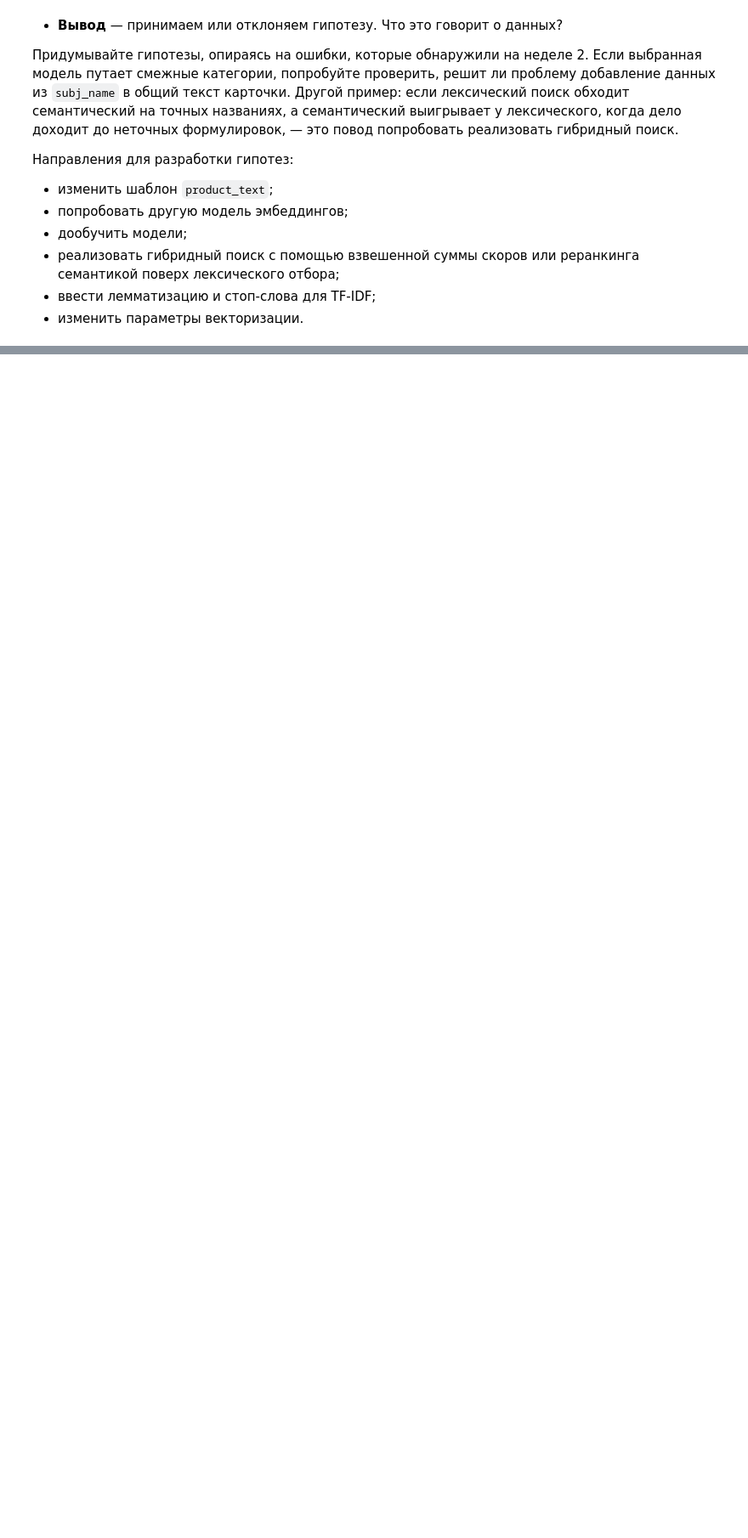
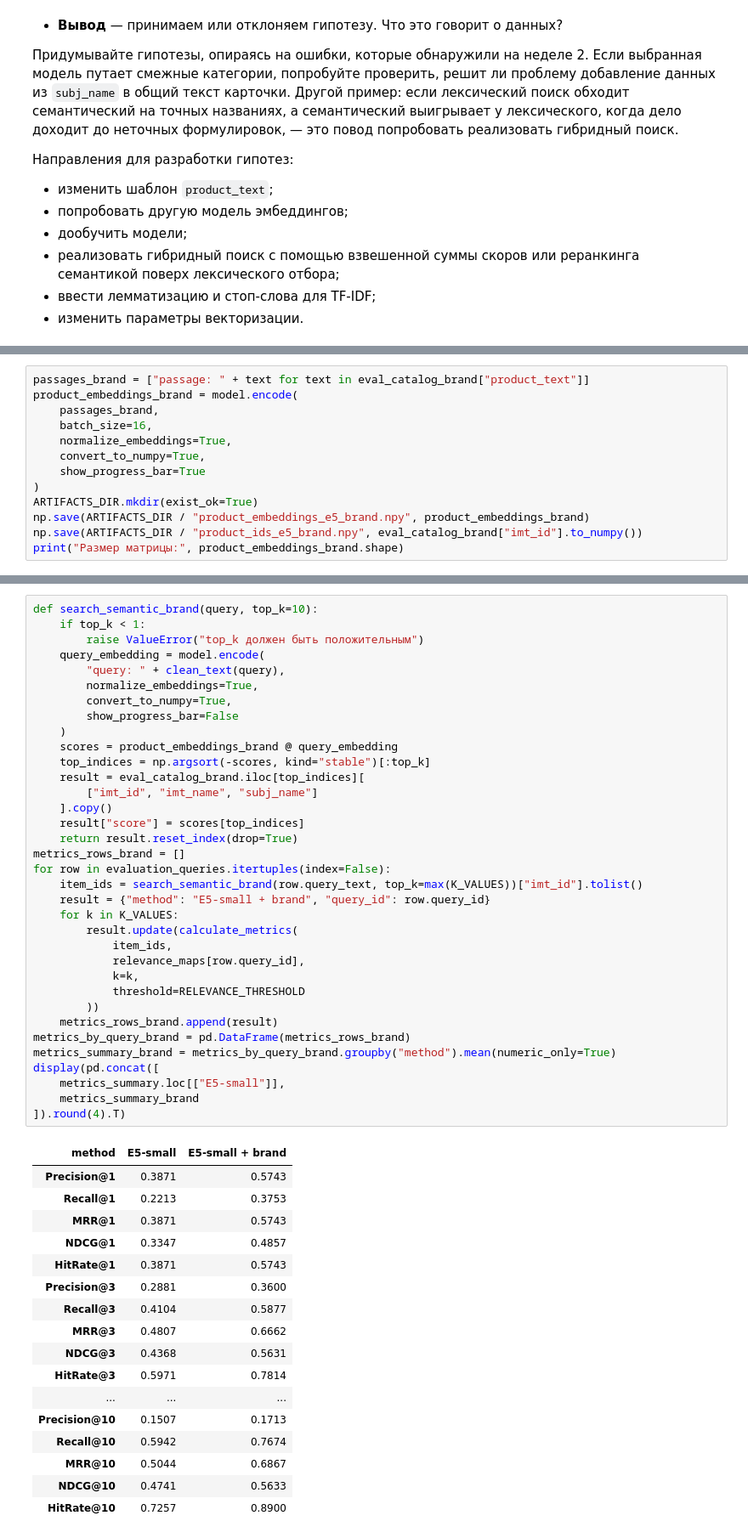
Before and after one commit to Fsalyamov/semantic-search-project, a Jupyter notebook: semantic_search_project.ipynb, the cells around one changed output, grey strips where cells are left out. Shown at 85% size. Drawn from its saved outputs; the diff is of its cells as text; blank space fills up the shorter version.

```diff
--- a/semantic_search_project.ipynb
+++ b/semantic_search_project.ipynb
@@ -1301,0 +1329,13 @@ Precision@1 — 0,3871 против 0,0729.
+# %%
+passages_brand = ["passage: " + text for text in eval_catalog_brand["product_text"]]
+product_embeddings_brand = model.encode(
+    passages_brand,
+    batch_size=16,
+    normalize_embeddings=True,
+    convert_to_numpy=True,
+    show_progress_bar=True
+)
+ARTIFACTS_DIR.mkdir(exist_ok=True)
+np.save(ARTIFACTS_DIR / "product_embeddings_e5_brand.npy", product_embeddings_brand)
+np.save(ARTIFACTS_DIR / "product_ids_e5_brand.npy", eval_catalog_brand["imt_id"].to_numpy())
+print("Размер матрицы:", product_embeddings_brand.shape)
@@ -1301,0 +1344,53 @@ Precision@1 — 0,3871 против 0,0729.
+# %%
+def search_semantic_brand(query, top_k=10):
+    if top_k < 1:
+        raise ValueError("top_k должен быть положительным")
+    query_embedding = model.encode(
+        "query: " + clean_text(query),
+        normalize_embeddings=True,
+        convert_to_numpy=True,
+        show_progress_bar=False
+    )
+    scores = product_embeddings_brand @ query_embedding
+    top_indices = np.argsort(-scores, kind="stable")[:top_k]
+    result = eval_catalog_brand.iloc[top_indices][
+        ["imt_id", "imt_name", "subj_name"]
+    ].copy()
+    result["score"] = scores[top_indices]
+    return result.reset_index(drop=True)
+metrics_rows_brand = []
+for row in evaluation_queries.itertuples(index=False):
+    item_ids = search_semantic_brand(row.query_text, top_k=max(K_VALUES))["imt_id"].tolist()
+    result = {"method": "E5-small + brand", "query_id": row.query_id}
+    for k in K_VALUES:
+        result.update(calculate_metrics(
+            item_ids,
+            relevance_maps[row.query_id],
+            k=k,
+            threshold=RELEVANCE_THRESHOLD
+        ))
+    metrics_rows_brand.append(result)
+metrics_by_query_brand = pd.DataFrame(metrics_rows_brand)
+metrics_summary_brand = metrics_by_query_brand.groupby("method").mean(numeric_only=True)
+display(pd.concat([
+    metrics_summary.loc[["E5-small"]],
+    metrics_summary_brand
+]).round(4).T)
+# %% [output]
+| method | E5-small | E5-small + brand |
+| Precision@1 | 0.3871 | 0.5743 |
+| Recall@1 | 0.2213 | 0.3753 |
+| MRR@1 | 0.3871 | 0.5743 |
+| NDCG@1 | 0.3347 | 0.4857 |
+| HitRate@1 | 0.3871 | 0.5743 |
+| Precision@3 | 0.2881 | 0.3600 |
+| Recall@3 | 0.4104 | 0.5877 |
+| MRR@3 | 0.4807 | 0.6662 |
+| NDCG@3 | 0.4368 | 0.5631 |
+| HitRate@3 | 0.5971 | 0.7814 |
+| ... | ... | ... |
+| Precision@10 | 0.1507 | 0.1713 |
+| Recall@10 | 0.5942 | 0.7674 |
+| MRR@10 | 0.5044 | 0.6867 |
+| NDCG@10 | 0.4741 | 0.5633 |
+| HitRate@10 | 0.7257 | 0.8900 |
```
Also changed, not shown: parts of 25 cells of this notebook, 3 other files.
